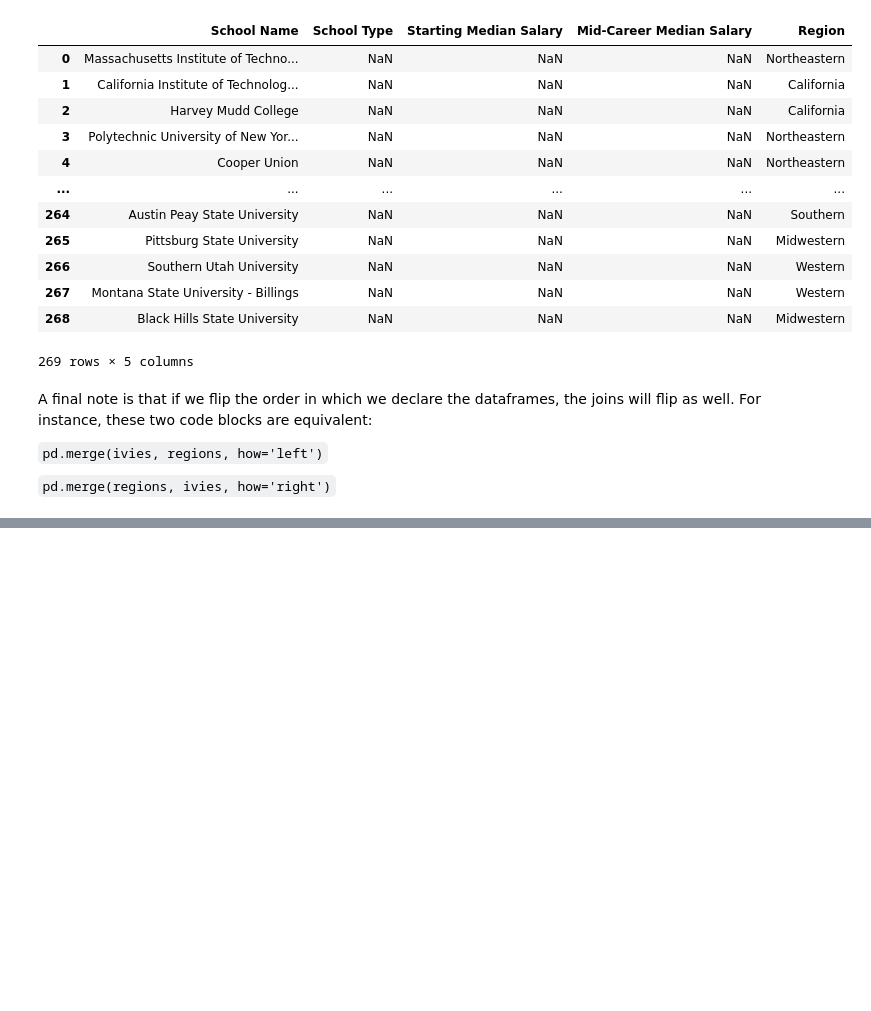
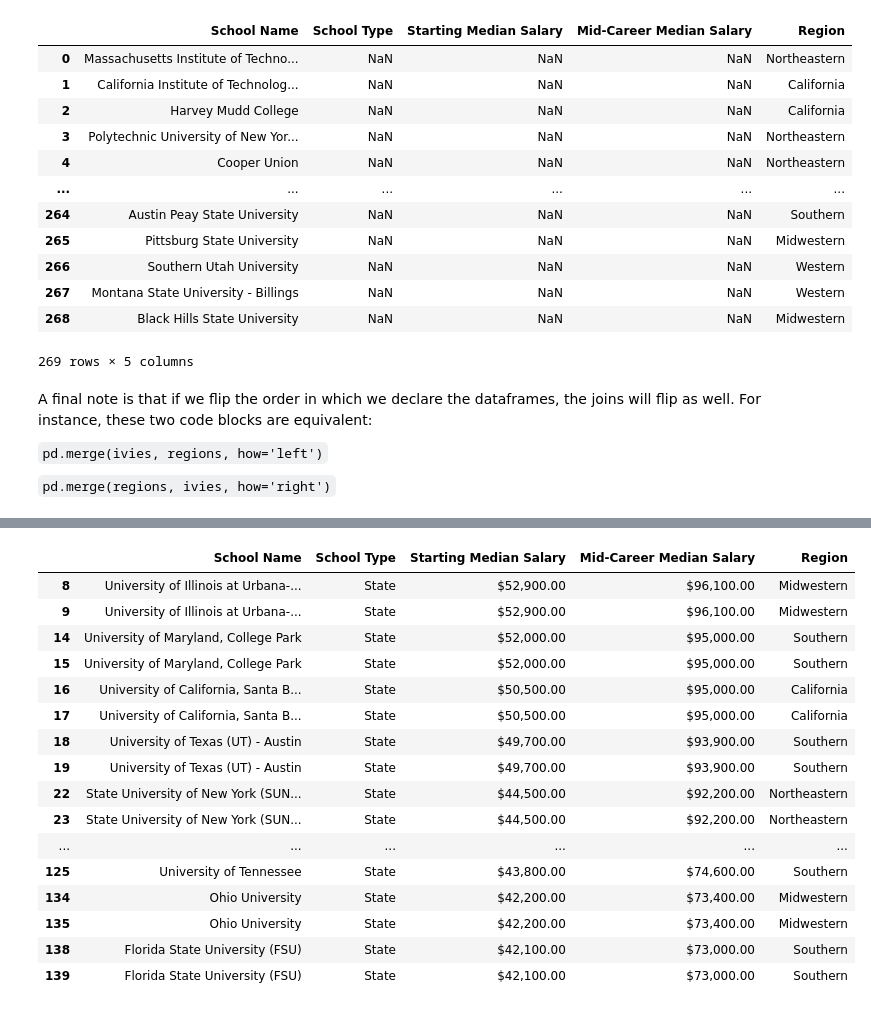
Before and after one commit to jgabunilas/pandas-bootcamp, a Jupyter notebook: Section6_Working_with_Multiple_DataFrames/Section6_Multiple_DataFrames.ipynb, the cells around one changed output, grey strips where cells are left out. Drawn from its saved outputs; the diff is of its cells as text; code cells hidden in the pictures; blank space fills up the shorter version.

```diff
--- a/Section6_Working_with_Multiple_DataFrames/Section6_Multiple_DataFrames.ipynb
+++ b/Section6_Working_with_Multiple_DataFrames/Section6_Multiple_DataFrames.ipynb
@@ -1360,0 +1503,20 @@ A final note is that if we flip the order in which we declare the dataframes, th
+# %%
+pd.merge(state, regions, how ='inner', on="School Name").loc[pd.merge(state, regions, how ='inner', on="School Name").duplicated(keep = False)]
+# %% [output]
+|  | School Name | School Type | Starting Median Salary | Mid-Career Median Salary | Region |
+| 8 | University of Illinois at Urbana-... | State | $52,900.00 | $96,100.00 | Midwestern |
+| 9 | University of Illinois at Urbana-... | State | $52,900.00 | $96,100.00 | Midwestern |
+| 14 | University of Maryland, College Park | State | $52,000.00 | $95,000.00 | Southern |
+| 15 | University of Maryland, College Park | State | $52,000.00 | $95,000.00 | Southern |
+| 16 | University of California, Santa B... | State | $50,500.00 | $95,000.00 | California |
+| 17 | University of California, Santa B... | State | $50,500.00 | $95,000.00 | California |
+| 18 | University of Texas (UT) - Austin | State | $49,700.00 | $93,900.00 | Southern |
+| 19 | University of Texas (UT) - Austin | State | $49,700.00 | $93,900.00 | Southern |
+| 22 | State University of New York (SUN... | State | $44,500.00 | $92,200.00 | Northeastern |
+| 23 | State University of New York (SUN... | State | $44,500.00 | $92,200.00 | Northeastern |
+| ... | ... | ... | ... | ... | ... |
+| 125 | University of Tennessee | State | $43,800.00 | $74,600.00 | Southern |
+| 134 | Ohio University | State | $42,200.00 | $73,400.00 | Midwestern |
+| 135 | Ohio University | State | $42,200.00 | $73,400.00 | Midwestern |
+| 138 | Florida State University (FSU) | State | $42,100.00 | $73,000.00 | Southern |
+| 139 | Florida State University (FSU) | State | $42,100.00 | $73,000.00 | Southern |
```
Also changed, not shown: parts of 25 cells of this notebook.
